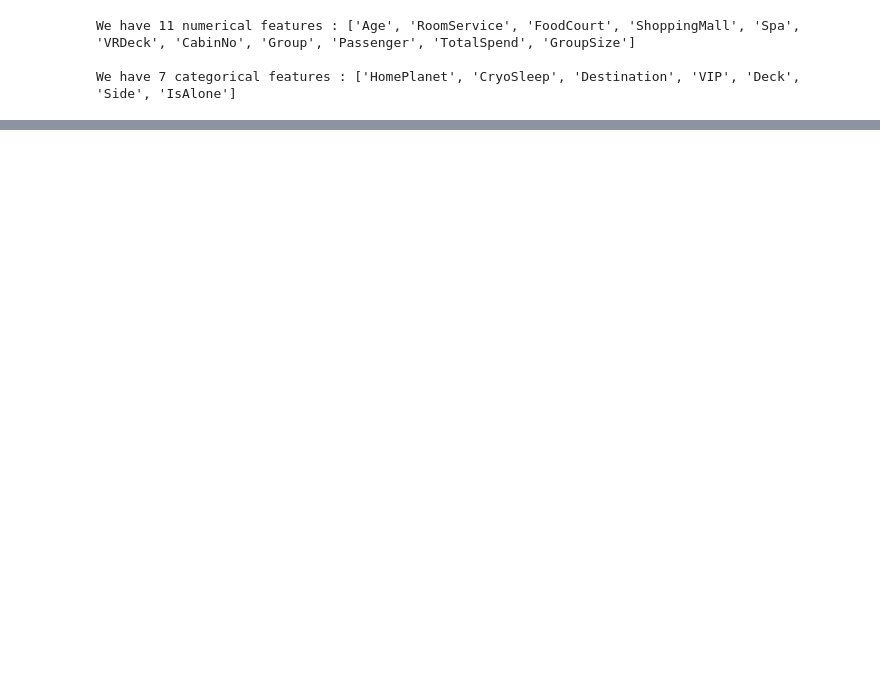
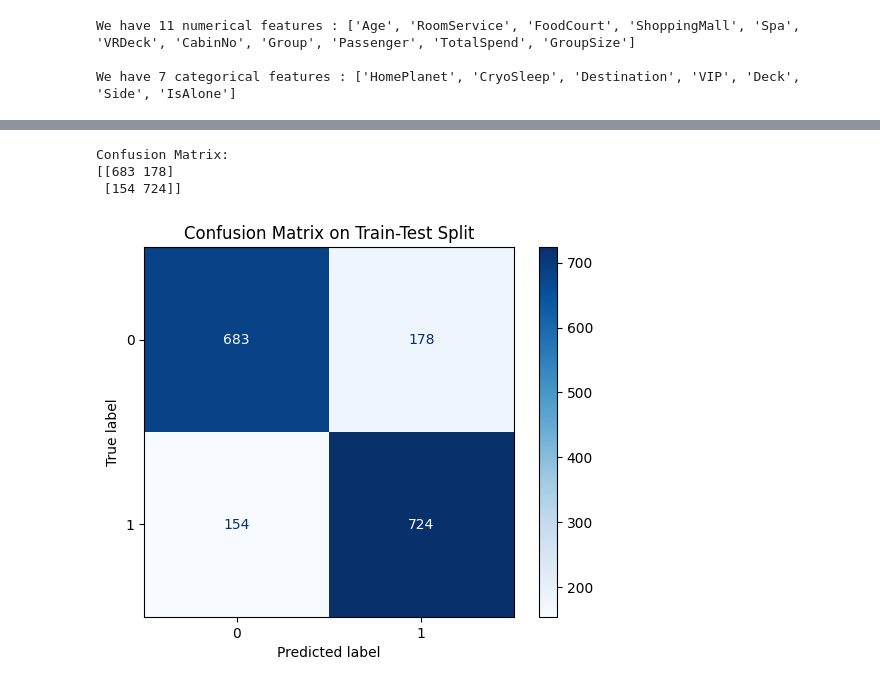
Before and after one commit to MD0210/mlops-spaceshiptitanic-project, a Jupyter notebook: notebook/1_EDA_Feature_Engineering_spaceship_titanic.ipynb, the cells around one changed output, grey strips where cells are left out. Cells and saved outputs as stored; diff of their text form; code cells hidden in the pictures; blank space fills up the shorter version.

```diff
--- a/notebook/1_EDA_Feature_Engineering_spaceship_titanic.ipynb
+++ b/notebook/1_EDA_Feature_Engineering_spaceship_titanic.ipynb
@@ -1006,9 +1007,9 @@ from sklearn.compose import ColumnTransformer
 from sklearn.pipeline import Pipeline
 
 # Define your column groups (example, adjust based on your dataset)
-oh_columns = ['Age', 'Deck']          # categorical features to one-hot encode
+oh_columns = ['Deck']          # categorical features to one-hot encode
 or_columns = ['HomePlanet', 'Destination','Side', 'VIP', 'CryoSleep', 'IsAlone']         # categorical features for ordinal encoding (binary or ordered)
-transform_columns = [ 'RoomService', 'FoodCourt', 'ShoppingMall', 'Spa', 'VRDeck', 'TotalSpend']  # numerical features to transform
+transform_columns = [ 'Age','RoomService', 'FoodCourt', 'ShoppingMall', 'Spa', 'VRDeck', 'TotalSpend']  # numerical features to transform
 num_features = []  # If you want to separately standard scale some numerical features without transform
 
 # Define transformers
@@ -1296,0 +1255,25 @@ CatBoostError: catboost/libs/data/model_dataset_compatibility.cpp:72: Feature 10
+# %%
+from sklearn.metrics import confusion_matrix, ConfusionMatrixDisplay
+import matplotlib.pyplot as plt
+
+# Assume you have your test features and labels, e.g.:
+# X_test_processed, y_test
+# and your trained model, e.g.:
+# model
+
+# Assuming X_train, X_test, y_train, y_test come from train_test_split earlier
+y_pred_test = model.predict(X_test)  # Use X_test from train_test_split, NOT final test dataset
+cm = confusion_matrix(y_test, y_pred_test)
+
+print("Confusion Matrix:")
+print(cm)
+
+disp = ConfusionMatrixDisplay(confusion_matrix=cm, display_labels=model.classes_)
+disp.plot(cmap=plt.cm.Blues)
+plt.title("Confusion Matrix on Train-Test Split")
+plt.show()
+# %% [output]
+Confusion Matrix:
+[[683 178]
+ [154 724]]
+[figure, added]
```
Also changed, not shown: parts of 22 cells of this notebook, 4 other files.
